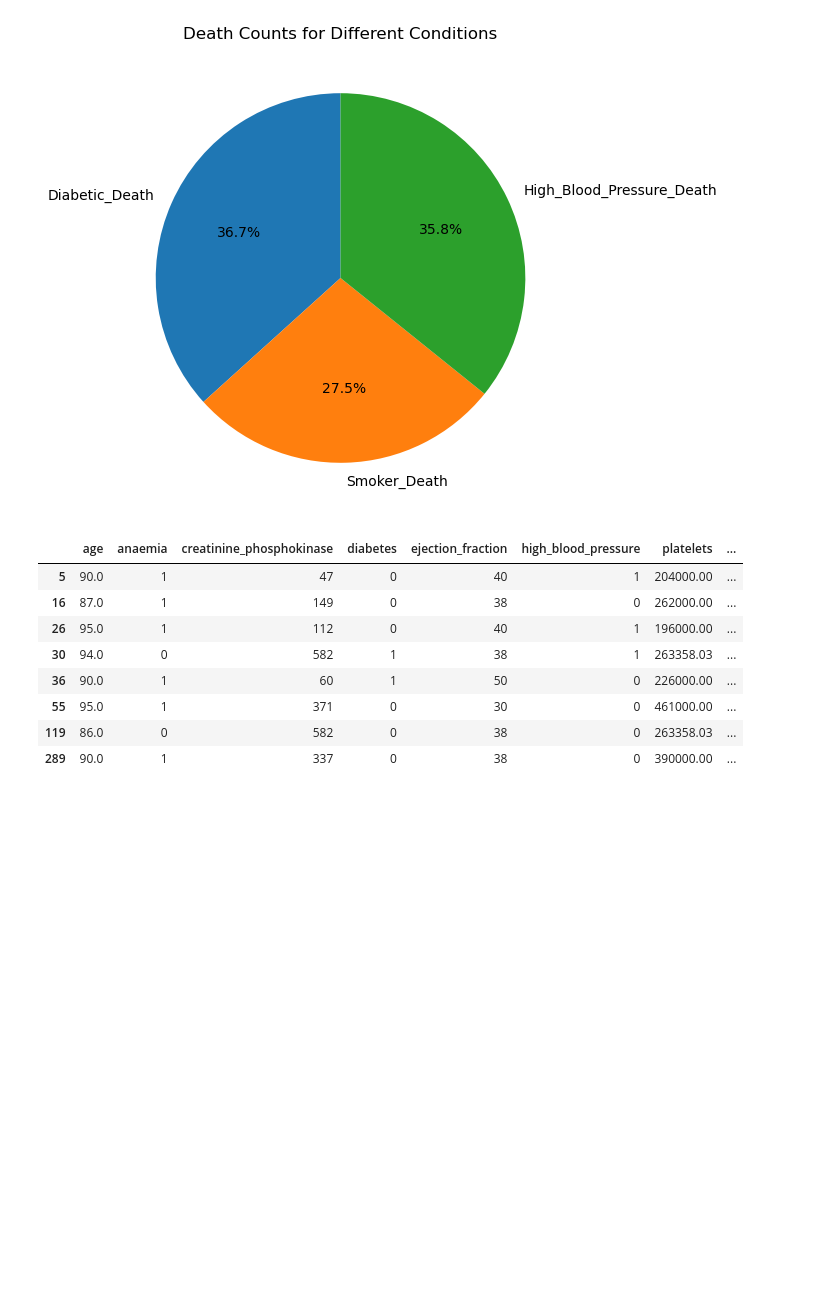
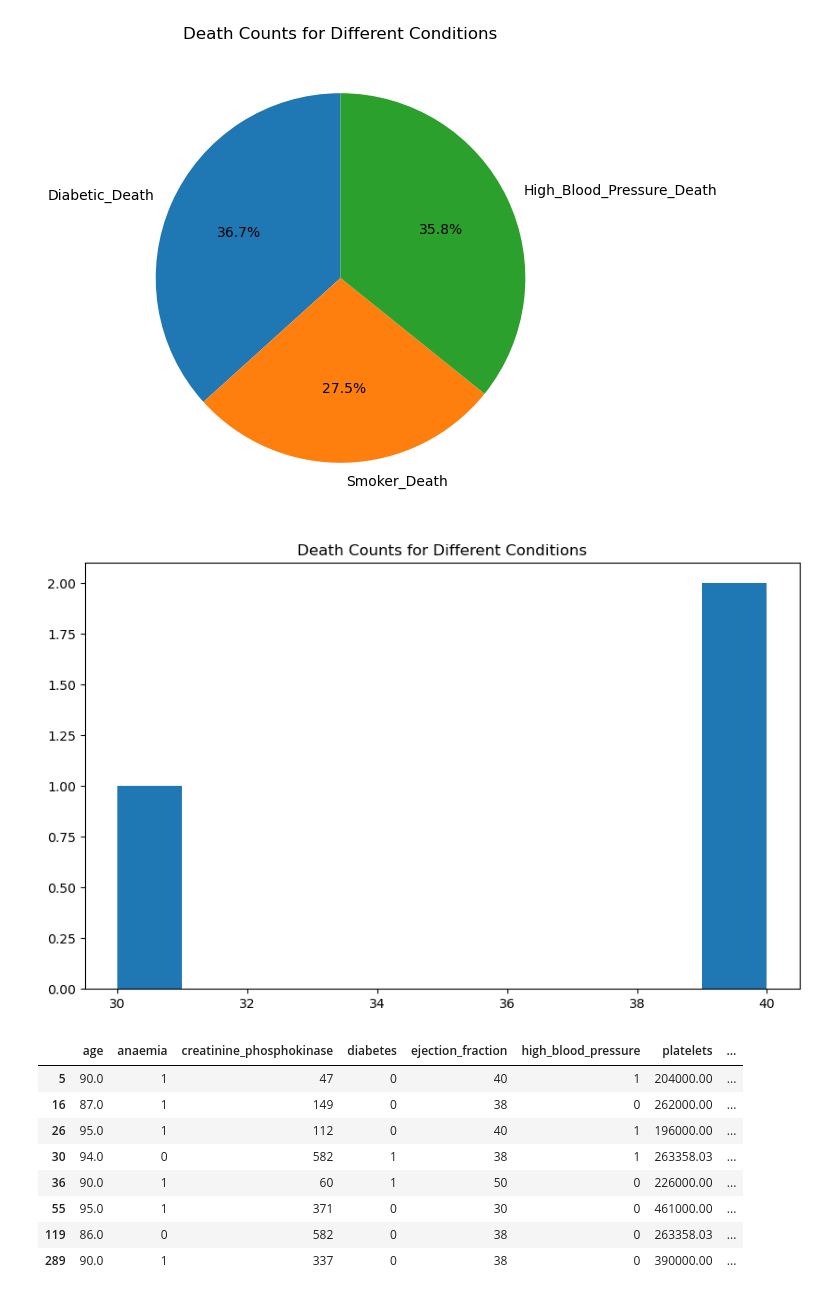
Before and after one commit to data-analyst05/MortalityPrediction_HeartFailure, a Jupyter notebook: index.ipynb, the cells around one changed output. Cells and saved outputs as stored; diff of their text form; code cells hidden in the pictures; blank space fills up the shorter version.

Commit message:
updated plots

```diff
--- a/index.ipynb
+++ b/index.ipynb
@@ -314,6 +311,13 @@ plt.title('Death Counts for Different Conditions')
 plt.show()
 # %% [output]
 [figure]
+# %%
+plt.figure(figsize=(10, 6))
+plt.hist(death_counts_df['Counts'])#, labels=death_counts_df['Conditions'], autopct='%1.1f%%', startangle=90)
+plt.title('Death Counts for Different Conditions')
+plt.show()
+# %% [output]
+[figure, added]
 # %%
 df_cleaned[df_cleaned["age"] > 85]
 # %% [output]
```
Also changed, not shown: parts of 21 cells of this notebook, 25 other files.
